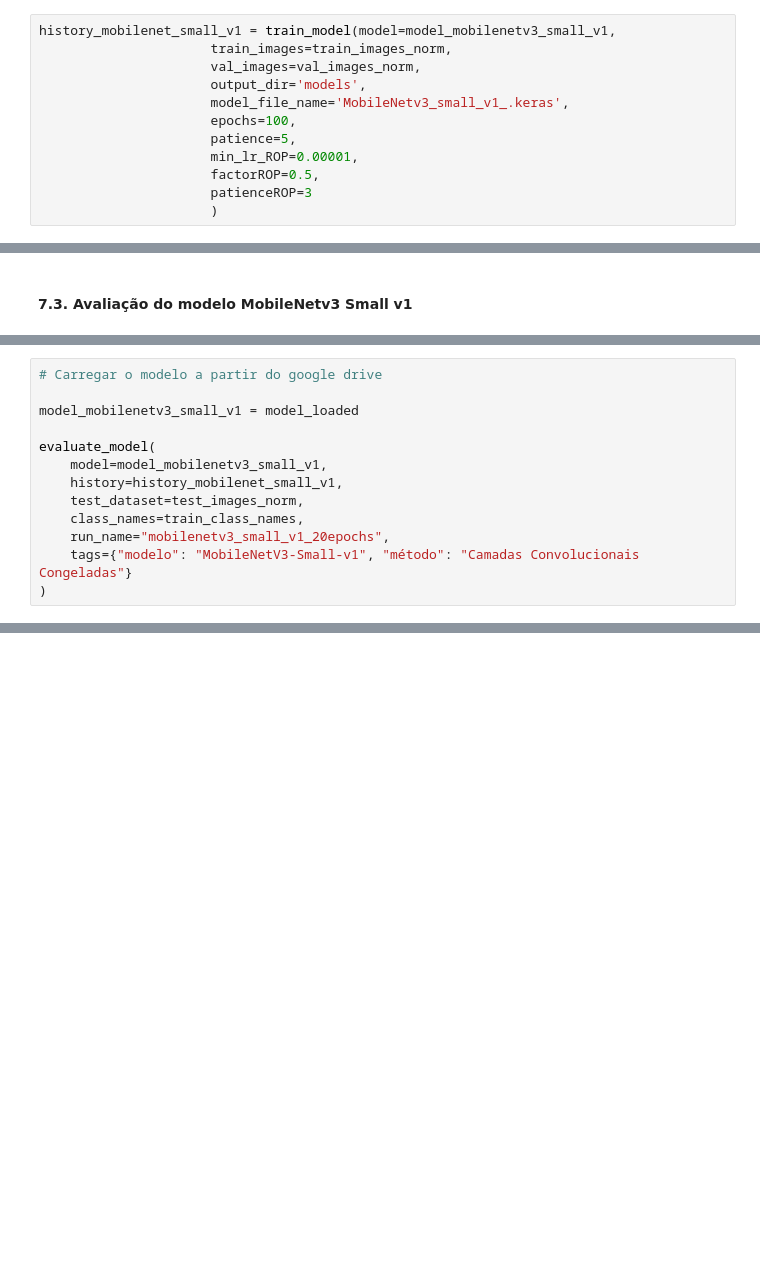
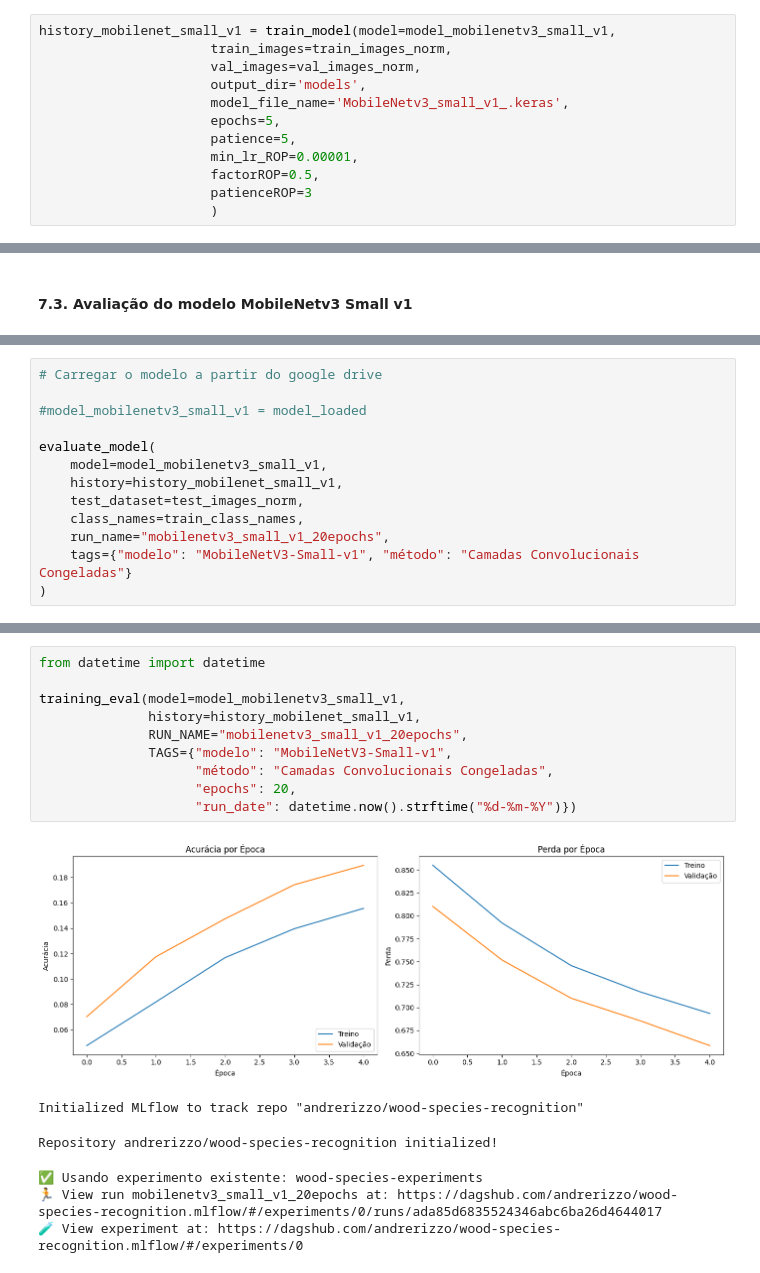
Before and after one commit to andrerizzo/Reconhecimento_de_Especies_Florestais, a Jupyter notebook: notebook/main.ipynb, the cells around one changed output, grey strips where cells are left out. Saved outputs shown, nothing was run; the diff lists cells and outputs as text; blank space fills up the shorter version.

```diff
--- a/notebook/main.ipynb
+++ b/notebook/main.ipynb
@@ -665,7 +659,7 @@ history_mobilenet_small_v1 = train_model(model=model_mobilenetv3_small_v1,
                       val_images=val_images_norm,
                       output_dir='models',
                       model_file_name='MobileNetv3_small_v1_.keras',
-                      epochs=100,
+                      epochs=5,
                       patience=5,
                       min_lr_ROP=0.00001,
                       factorROP=0.5,
@@ -732,7 +702,7 @@ Model: "functional"
 # %%
 # Carregar o modelo a partir do google drive
 
-model_mobilenetv3_small_v1 = model_loaded
+#model_mobilenetv3_small_v1 = model_loaded
 
 evaluate_model(
     model=model_mobilenetv3_small_v1,
@@ -746,0 +743,17 @@ NameError: name 'history_mobilenet_small_v1' is not defined
+# %%
+from datetime import datetime
+
+training_eval(model=model_mobilenetv3_small_v1,
+              history=history_mobilenet_small_v1,
+              RUN_NAME="mobilenetv3_small_v1_20epochs",
+              TAGS={"modelo": "MobileNetV3-Small-v1",
+                    "método": "Camadas Convolucionais Congeladas",
+                    "epochs": 20,
+                    "run_date": datetime.now().strftime("%d-%m-%Y")})
+# %% [output]
+[figure, added]
+Initialized MLflow to track repo "andrerizzo/wood-species-recognition"
+Repository andrerizzo/wood-species-recognition initialized!
+✅ Usando experimento existente: wood-species-experiments
+🏃 View run mobilenetv3_small_v1_20epochs at: https://dagshub.com/andrerizzo/wood-species-recognition.mlflow/#/experiments/0/runs/ada85d6835524346abc6ba26d4644017
+🧪 View experiment at: https://dagshub.com/andrerizzo/wood-species-recognition.mlflow/#/experiments/0
```
Also changed, not shown: parts of 7 cells of this notebook, 6 other files.
